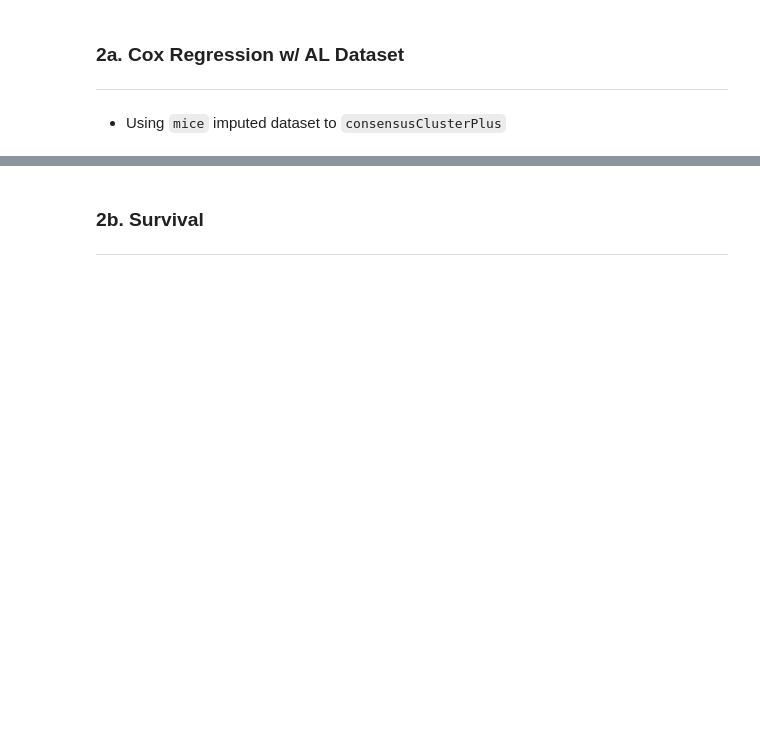
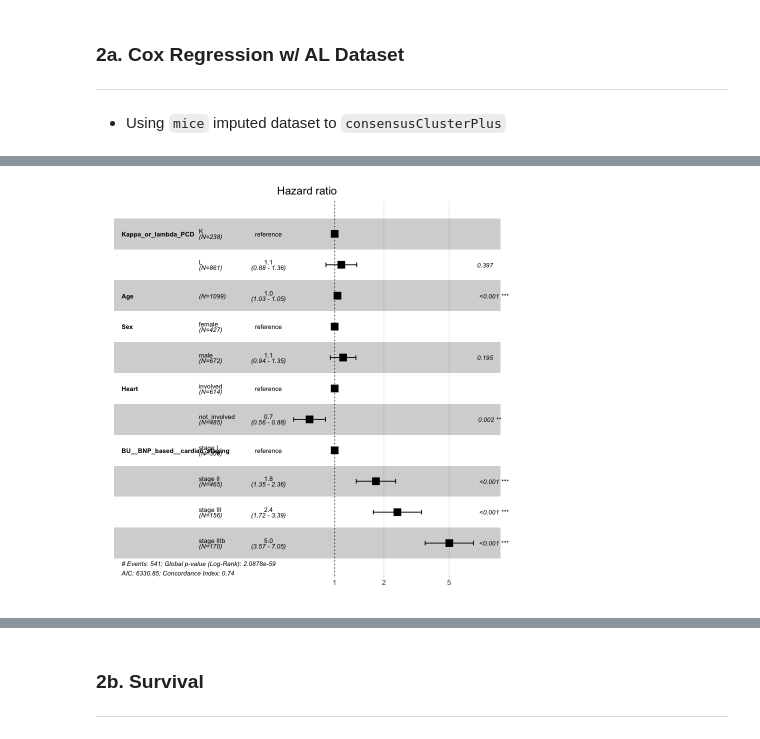
Before and after one commit to shankara-a/amyloidosis_bmc_2023, a Jupyter notebook: 04_survival.ipynb, the cells around one changed output, grey strips where cells are left out. Saved outputs shown, nothing was run; the diff lists cells and outputs as text; code cells hidden in the pictures; blank space fills up the shorter version.

```diff
--- a/04_survival.ipynb
+++ b/04_survival.ipynb
@@ -92,7 +89,0 @@ Warning message in .get_data(model, data = data):
-# %%
-#data.df$Distance_walked==N
-
-dat.df <- data.df[!is.na(data.df$Floors_climbed),]
-
-cox_model <- coxph(Surv(time, status) ~ Floors_climbed + Kappa_or_lambda_PCD + Sex + Heart + Troponin + BNP, data = dat.df)
-ggforest(cox_model)
@@ -128,0 +248,6 @@ ggforest(cox_model)
+# %%
+dat.2.df <- dat.df[dat.df$BU__BNP_based__cardiac_staging %in% c("stage I","stage II","stage III","stage IIIb"),]
+
+mod.1 <- coxph(Surv(time, status) ~  Kappa_or_lambda_PCD + Age + Sex + Heart + BU__BNP_based__cardiac_staging, data = dat.2.df)
+ggforest(mod.1)
+# %% [output]
@@ -128,0 +256 @@ ggforest(cox_model)
+[figure, added]
```
Also changed, not shown: parts of 34 cells of this notebook, 4 other files.
